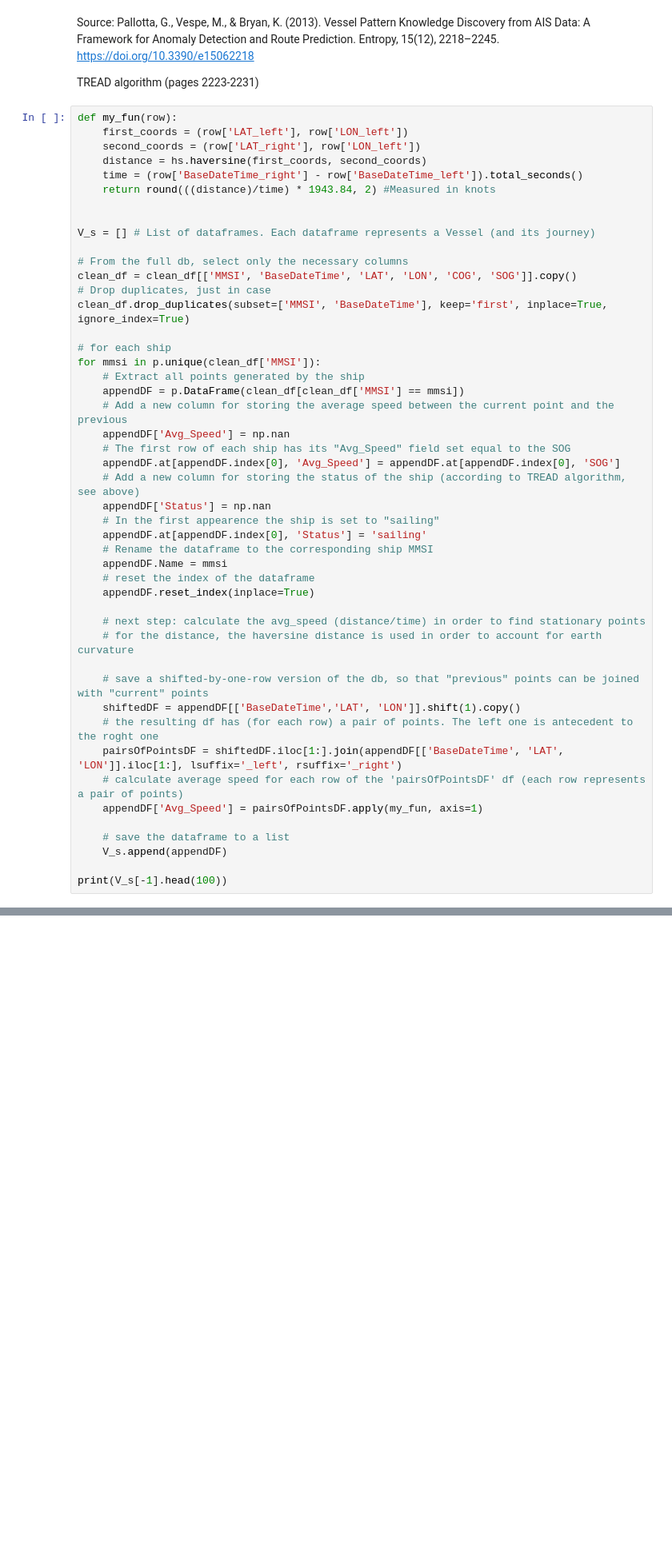
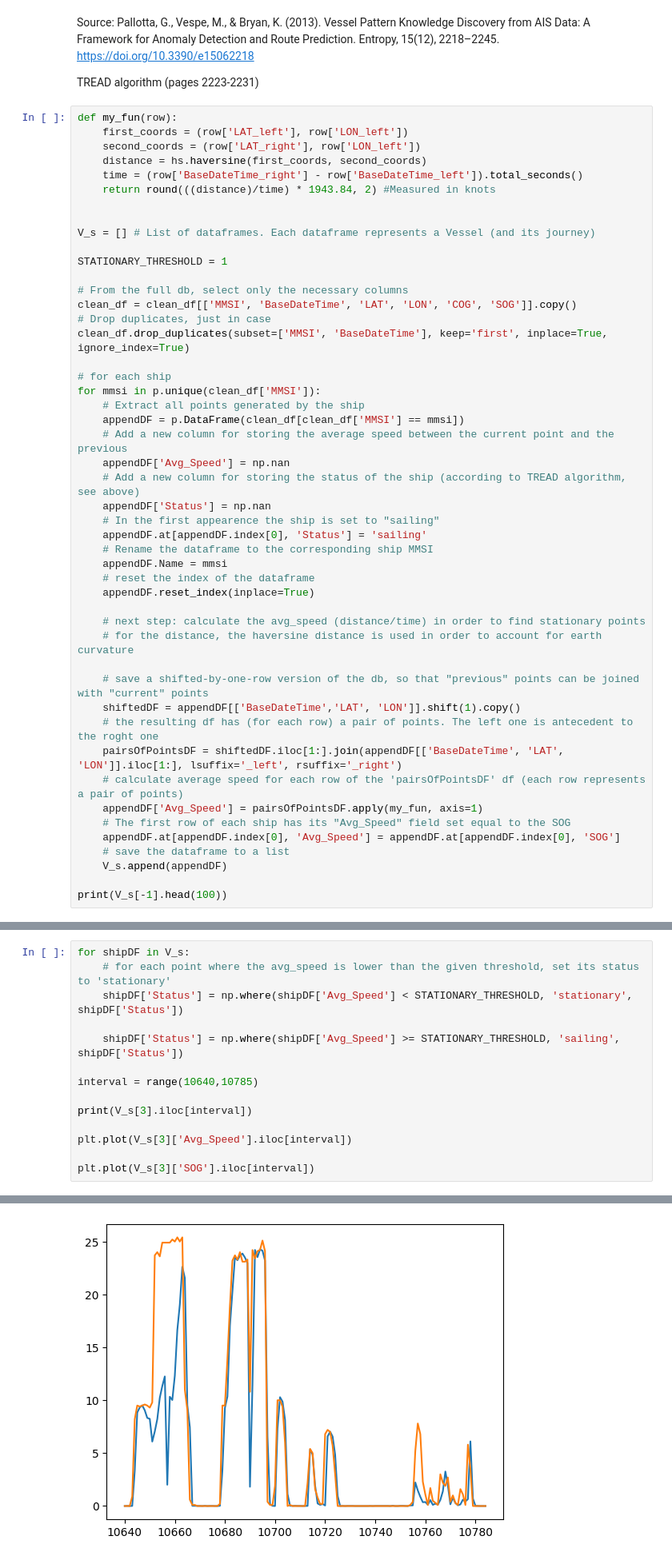
Before and after one commit to Accazeta/AIS_data_analysis, a Jupyter notebook: src/TREAD.ipynb, the cells around one changed output, grey strips where cells are left out. Shown at 80% size. Saved outputs shown, nothing was run; the diff lists cells and outputs as text; blank space fills up the shorter version.

Commit message:
Added stationary points status

```diff
--- a/src/TREAD.ipynb
+++ b/src/TREAD.ipynb
@@ -210,6 +210,8 @@ def my_fun(row):
 
 
 V_s = [] # List of dataframes. Each dataframe represents a Vessel (and its journey)
+
+STATIONARY_THRESHOLD = 1
 
 # From the full db, select only the necessary columns
 clean_df = clean_df[['MMSI', 'BaseDateTime', 'LAT', 'LON', 'COG', 'SOG']].copy()
@@ -222,8 +224,6 @@ for mmsi in p.unique(clean_df['MMSI']):
     appendDF = p.DataFrame(clean_df[clean_df['MMSI'] == mmsi])
     # Add a new column for storing the average speed between the current point and the previous
     appendDF['Avg_Speed'] = np.nan
-    # The first row of each ship has its "Avg_Speed" field set equal to the SOG
-    appendDF.at[appendDF.index[0], 'Avg_Speed'] = appendDF.at[appendDF.index[0], 'SOG']
     # Add a new column for storing the status of the ship (according to TREAD algorithm, see above)
     appendDF['Status'] = np.nan
     # In the first appearence the ship is set to "sailing"
@@ -242,7 +242,8 @@ for mmsi in p.unique(clean_df['MMSI']):
     pairsOfPointsDF = shiftedDF.iloc[1:].join(appendDF[['BaseDateTime', 'LAT', 'LON']].iloc[1:], lsuffix='_left', rsuffix='_right')
     # calculate average speed for each row of the 'pairsOfPointsDF' df (each row represents a pair of points)
     appendDF['Avg_Speed'] = pairsOfPointsDF.apply(my_fun, axis=1)
-
+    # The first row of each ship has its "Avg_Speed" field set equal to the SOG
+    appendDF.at[appendDF.index[0], 'Avg_Speed'] = appendDF.at[appendDF.index[0], 'SOG']
     # save the dataframe to a list
     V_s.append(appendDF)
 
@@ -265,3 +266,18 @@ print(V_s[-1].head(100))
 99       9.95      NaN
 
 [100 rows x 9 columns]
+# %%
+for shipDF in V_s:
+    # for each point where the avg_speed is lower than the given threshold, set its status to 'stationary'
+    shipDF['Status'] = np.where(shipDF['Avg_Speed'] < STATIONARY_THRESHOLD, 'stationary', shipDF['Status'])
+
+    shipDF['Status'] = np.where(shipDF['Avg_Speed'] >= STATIONARY_THRESHOLD, 'sailing', shipDF['Status'])
+
+interval = range(10640,10785)
+
+print(V_s[3].iloc[interval])
+
+plt.plot(V_s[3]['Avg_Speed'].iloc[interval])
+
+plt.plot(V_s[3]['SOG'].iloc[interval])
+# %% [output]
@@ -267,0 +302 @@ print(V_s[-1].head(100))
+[figure, added]
```
Also changed, not shown: parts of 1 cell of this notebook.
